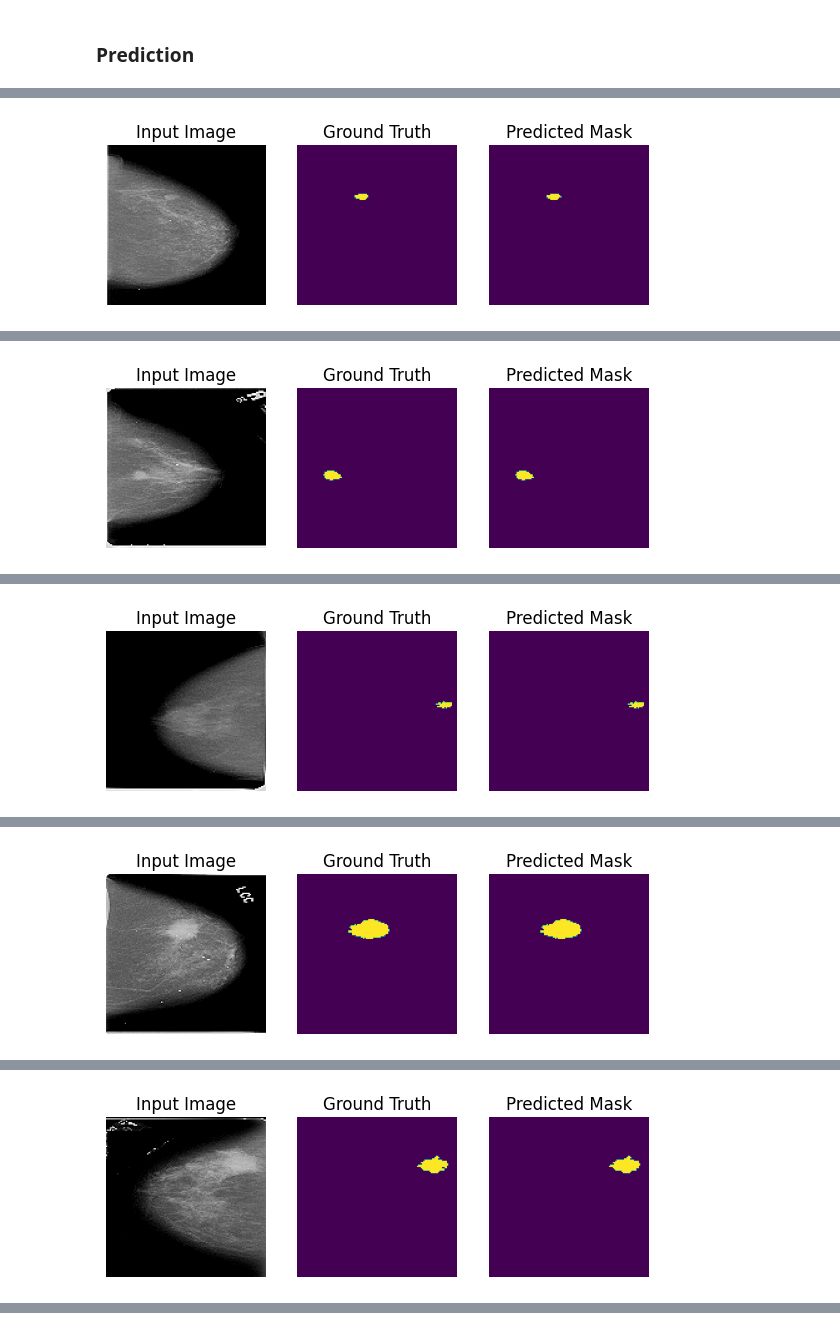
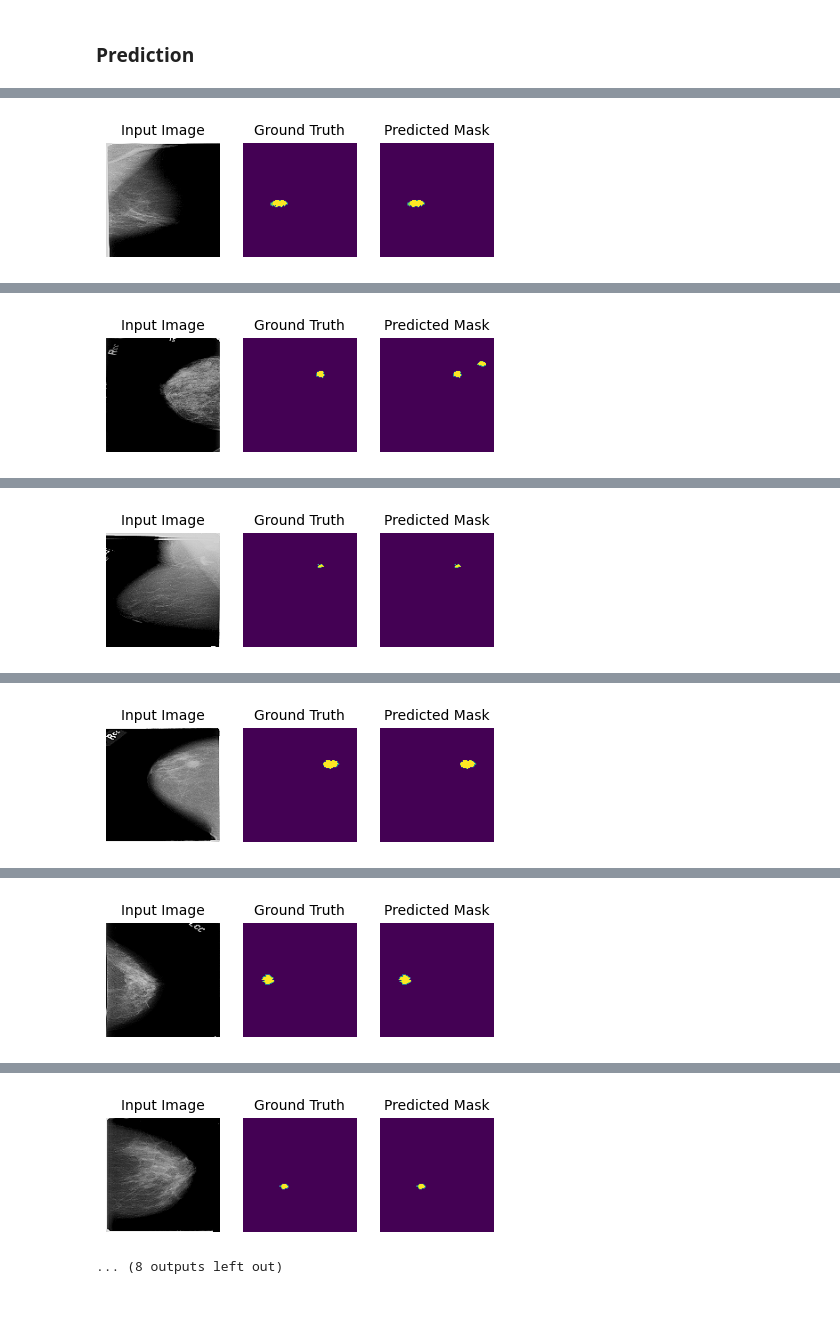
Before and after one commit to we1c0me2s0rapark/UoL-FP, a Jupyter notebook: Result.ipynb, the cells around one changed output, grey strips where cells are left out. Saved outputs shown, nothing was run; the diff lists cells and outputs as text; code cells hidden in the pictures.

```diff
--- a/Result.ipynb
+++ b/Result.ipynb
@@ -40,9 +64,9 @@ Mass test data path: /mnt/c/Users/lejam/Desktop/CBIS-DDSM/manifest-1748122768688
 Mass train tensor path: /mnt/c/Users/lejam/Desktop/CBIS-DDSM/manifest-1748122768688/mass_tensor/train
 Mass test tensor path: /mnt/c/Users/lejam/Desktop/CBIS-DDSM/manifest-1748122768688/mass_tensor/test
 # %%
-history_path = os.path.join(DATA_ROOT, 'history.csv')
-full_model_path = os.path.join(DATA_ROOT, 'mass_model.keras')
-best_model_path = os.path.join(DATA_ROOT, 'best_mass_model.keras')
+history_path = os.path.join(DATA_ROOT, '12_history.csv')
+full_model_path = os.path.join(DATA_ROOT, '12_mass_model.keras')
+best_model_path = os.path.join(DATA_ROOT, '12_best_mass_model.keras')
 # %% [markdown]
 # History
 # %% [markdown]
@@ -270,14 +384,19 @@ def create_mask(pred_mask):
 # %%
 # Number of images/batches to display
-image_number = 5
+image_number = len(test_batches)
 
 # Iterate through the first 'image_number' batches of test data
 for image, mask in test_batches.take(image_number):
+    idx = random.randint(0, len(image)-1)
+    print(f"Index: {idx}")
+
+    full_image = image[idx]
+    true_mask = mask[idx] # Take the first mask in the batch (ground truth)
     pred_mask = best_model.predict(image) # Predict mask for the batch
-    true_mask = mask[0] # Take the first mask in the batch (ground truth)
+    pred_mask = create_mask(pred_mask, idx)
 
     # Display input image, true mask, and predicted mask side by side
-    display([image[0], true_mask, create_mask(pred_mask)])
+    display([full_image, true_mask, pred_mask])
 
 #for image, mask in test_batches.shuffle(1000).take(image_number):
 # %% [output]
@@ -285 +405 @@ for image, mask in test_batches.take(image_number):
-[figure, old version]
+[figure, new version]
@@ -287 +408 @@ for image, mask in test_batches.take(image_number):
-[figure, old version]
+[figure, new version]
@@ -289 +411 @@ for image, mask in test_batches.take(image_number):
-[figure, old version]
+[figure, new version]
@@ -291 +414 @@ for image, mask in test_batches.take(image_number):
-[figure, old version]
+[figure, new version]
@@ -293 +417 @@ for image, mask in test_batches.take(image_number):
-[figure, old version]
+[figure, new version]
@@ -293,0 +420,2 @@ for image, mask in test_batches.take(image_number):
+[figure, added]
+... (8 outputs left out)
```
Also changed, not shown: parts of 15 cells of this notebook.
